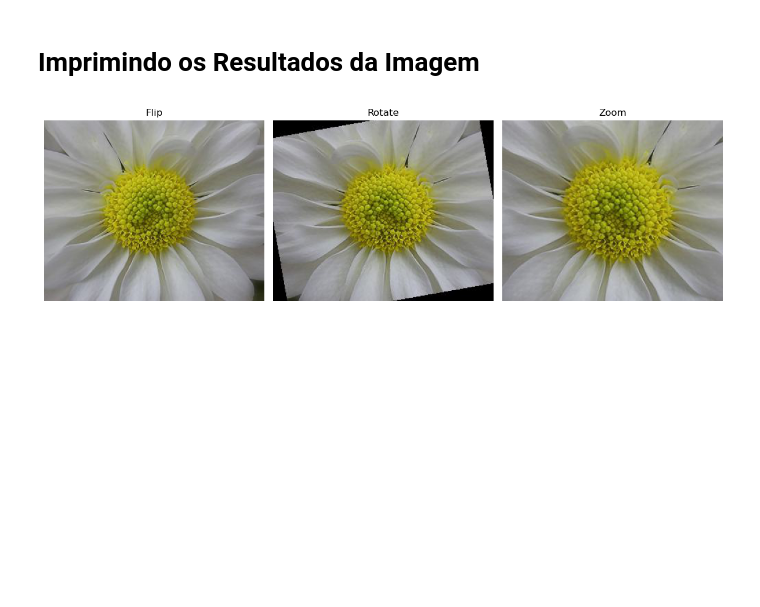
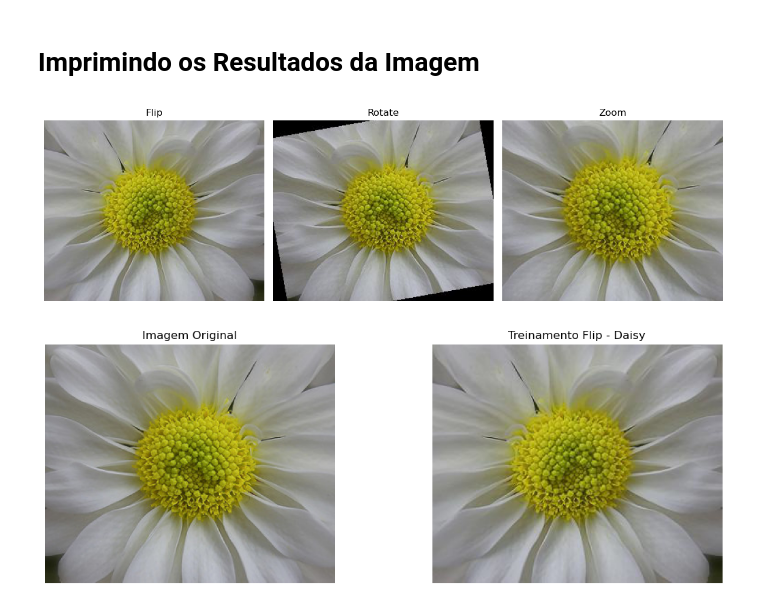
Before and after one commit to kennyow/TrabalhoPDI, a Jupyter notebook: PDI_2.ipynb, the cells around one changed output. Drawn from its saved outputs; the diff is of its cells as text; code cells hidden in the pictures; blank space fills up the shorter version.

```diff
--- a/PDI_2.ipynb
+++ b/PDI_2.ipynb
@@ -762,3 +795,34 @@ plt.tight_layout()
 plt.show()
 # %% [output]
 [figure]
+# %%
+# Diretório base onde estão as pastas de treinamento
+notebook_dir = pathlib.Path().resolve()
+
+# Caminhos das imagens a serem exibidas
+image_paths = {
+    "Imagem Original": notebook_dir / "flower_photos" / "daisy",
+    "Treinamento Flip - Daisy": notebook_dir / "treinamento_flip" / "daisy"
+}
+
+# Criar a figura para exibir as imagens
+fig, axes = plt.subplots(1, 2, figsize=(12, 4))
+
+for ax, (title, folder) in zip(axes, image_paths.items()):
+    # Listar arquivos de imagem na pasta
+    image_files = [f for f in os.listdir(folder) if f.lower().endswith(('.png', '.jpg', '.jpeg', '.bmp', '.gif'))]
+
+    if image_files:  # Verifica se há imagens na pasta
+        img_path = folder / image_files[0]  # Pega a primeira imagem
+        img = Image.open(img_path)
+        ax.imshow(img)
+        ax.set_title(title)
+        ax.axis("off")  # Remove os eixos
+    else:
+        ax.set_title(f"{title} (Nenhuma imagem encontrada)")
+        ax.axis("off")
+
+plt.tight_layout()
+plt.show()
+# %% [output]
+[figure, added]
```
Also changed, not shown: parts of 22 cells of this notebook.
